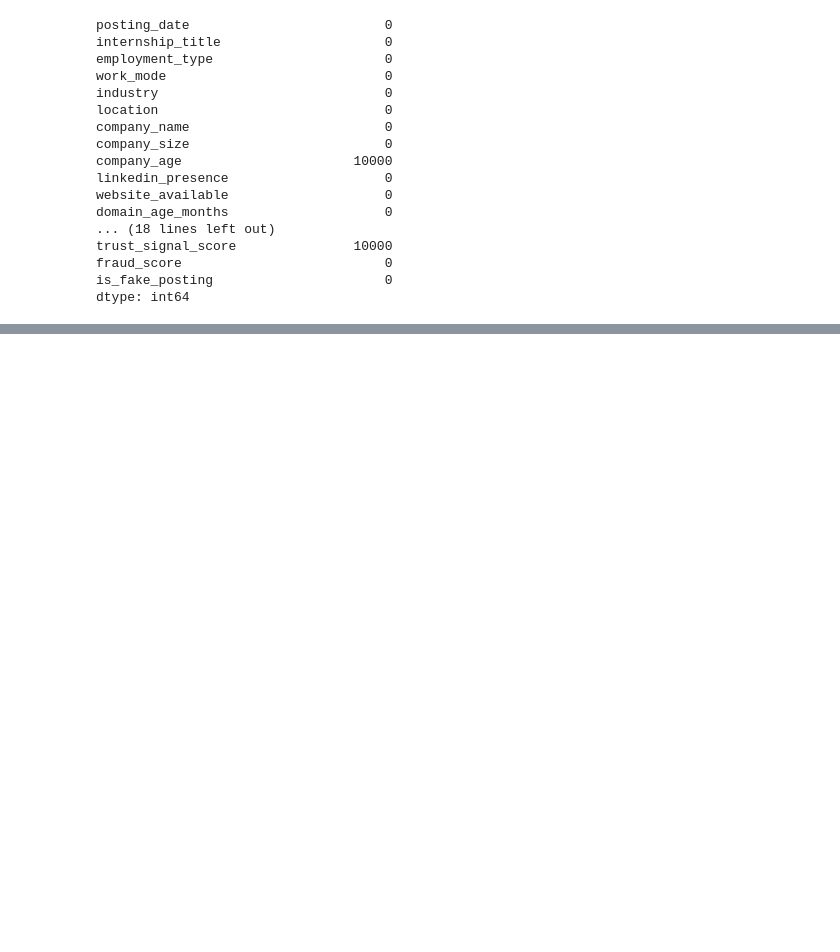
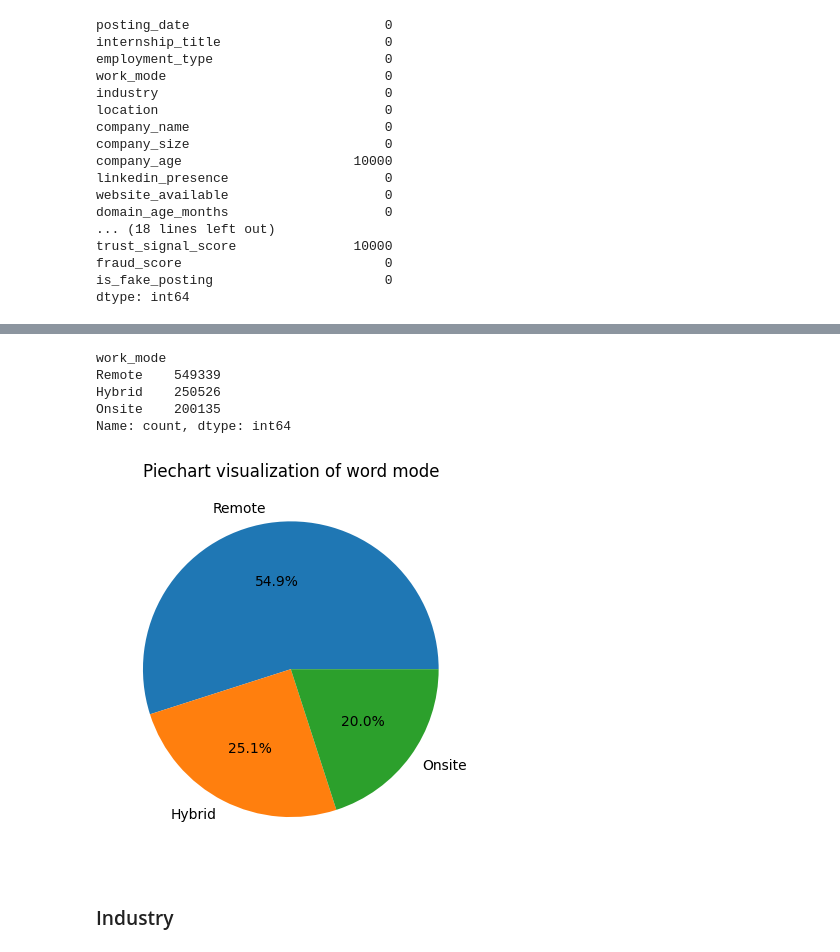
Before and after one commit to therai0/data_analysis_intership_scam, a Jupyter notebook: notebook/eda_fake_internship.ipynb, the cells around one changed output, grey strips where cells are left out. Drawn from its saved outputs; the diff is of its cells as text; code cells hidden in the pictures; blank space fills up the shorter version.

```diff
--- a/notebook/eda_fake_internship.ipynb
+++ b/notebook/eda_fake_internship.ipynb
@@ -61,0 +189,16 @@ dtype: int64
+# %%
+df["work_mode"].value_counts()
+# %% [output]
+work_mode
+Remote    549339
+Hybrid    250526
+Onsite    200135
+Name: count, dtype: int64
+# %%
+plt.title("Piechart visualization of word mode")
+plt.pie(x=df["work_mode"].value_counts(),labels=df["work_mode"].value_counts().index, autopct="%1.1f%%")
+plt.show()
+# %% [output]
+[figure, added]
+# %% [markdown]
+### Industry
```
Also changed, not shown: parts of 57 cells of this notebook, 10 other files.
